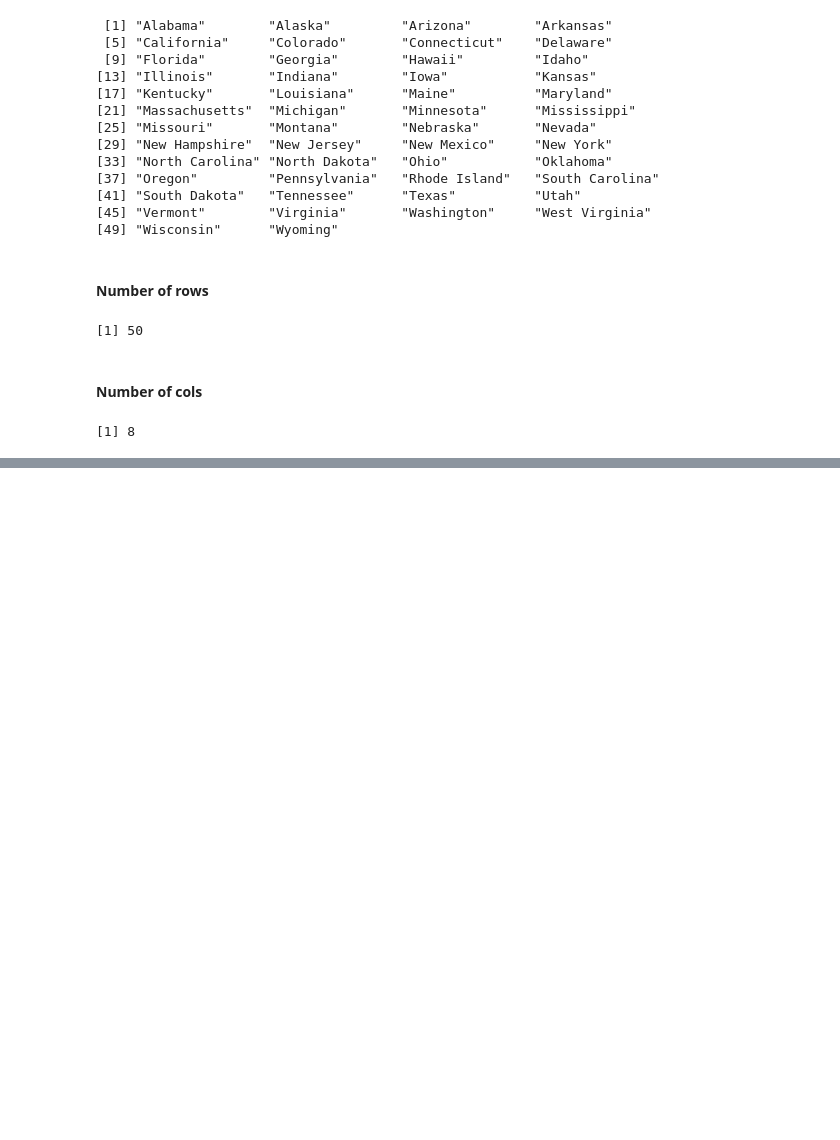
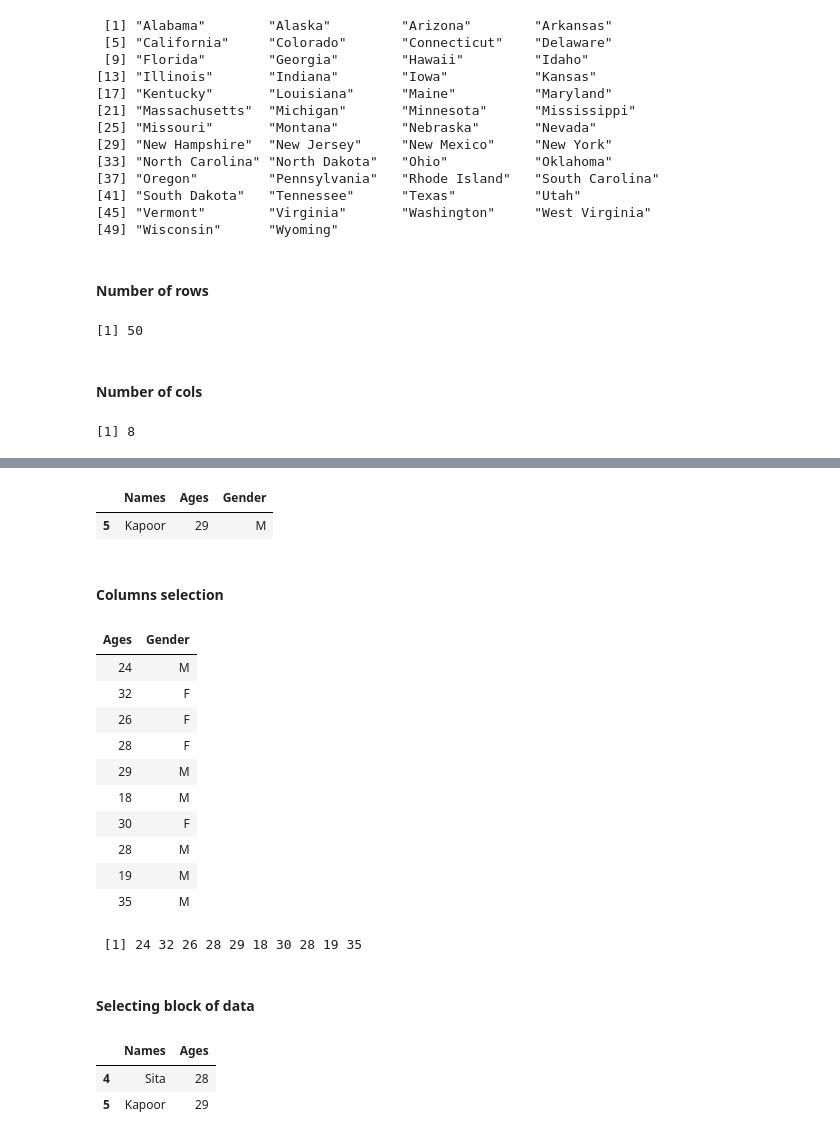
Before and after one commit to SUSREE64/R-Bootcamp, a Jupyter notebook: R-Basics/R-DataFrames.ipynb, the cells around one changed output, grey strips where cells are left out. Drawn from its saved outputs; the diff is of its cells as text; code cells hidden in the pictures; blank space fills up the shorter version.

```diff
--- a/R-Basics/R-DataFrames.ipynb
+++ b/R-Basics/R-DataFrames.ipynb
@@ -133,0 +173,37 @@ ncol(df)
+# %%
+# Select a single row 5th one
+Friends[5:5,]
+# %% [output]
+|  | Names | Ages | Gender |
+| 5 | Kapoor | 29 | M |
+# %% [markdown]
+#### Columns selection
+# %%
+# Selecting Columns 2 and 3
+Friends[,2:3]
+# %% [output]
+| Ages | Gender |
+| 24 | M |
+| 32 | F |
+| 26 | F |
+| 28 | F |
+| 29 | M |
+| 18 | M |
+| 30 | F |
+| 28 | M |
+| 19 | M |
+| 35 | M |
+# %%
+#selecting column 2 only
+Friends[,2:2]
+# %% [output]
+ [1] 24 32 26 28 29 18 30 28 19 35
+# %% [markdown]
+#### Selecting block of data
+# %%
+# Select block sita, age, kapoor , age
+Friends[4:5, 1:2]
+# %% [output]
+|  | Names | Ages |
+| 4 | Sita | 28 |
+| 5 | Kapoor | 29 |
```
Also changed, not shown: parts of 13 cells of this notebook.
